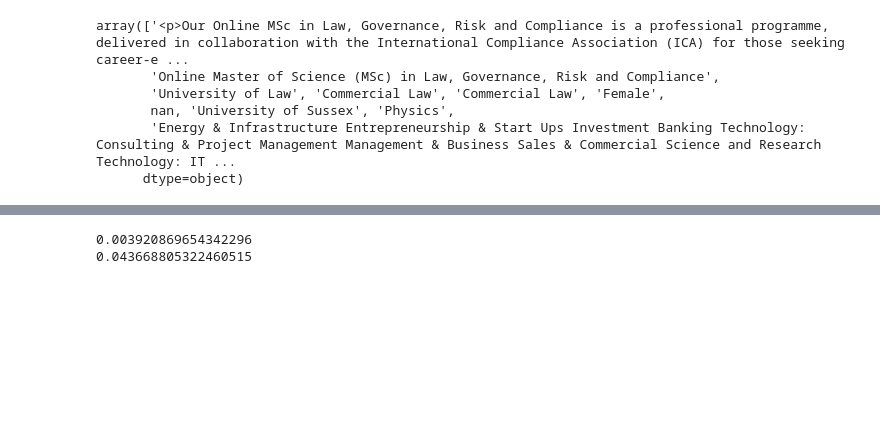
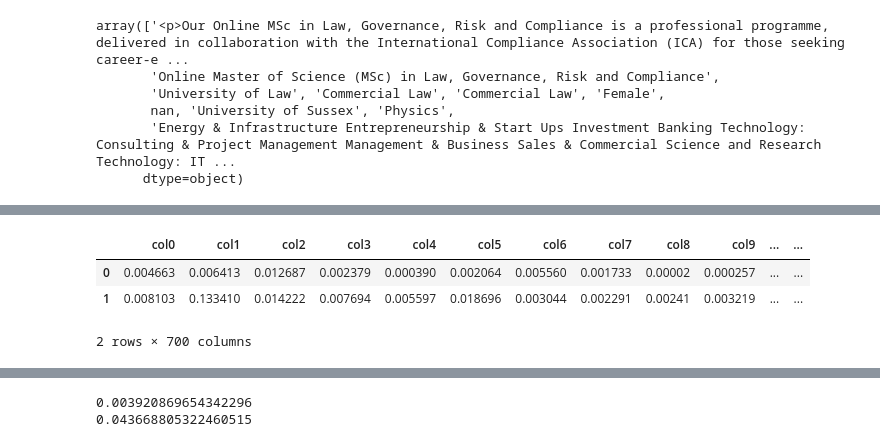
Before and after one commit to Lassanabright/Bright_Network-Data_Science, a Jupyter notebook: Word_Embedding.ipynb, the cells around one changed output, grey strips where cells are left out. Cells and saved outputs as stored; diff of their text form; code cells hidden in the pictures; blank space fills up the shorter version.

```diff
--- a/Word_Embedding.ipynb
+++ b/Word_Embedding.ipynb
@@ -1256,0 +1290,28 @@ array([ 0.17967218, -0.17330869, -0.09473395,  0.4736949 ,  0.04934678,
+# %%
+def get_test_user_id(df):
+    users=list(set(list(df["user_id"].values)))
+    d={}
+    for user in users:
+        d[str(user)]=[]
+    n=df.shape[0]
+    for i in range(n):
+        user_id=df.iloc[i]["user_id"]
+        d[str(user_id)].append(i)
+    return d
+# %%
+select_ids=get_test_user_id(test)
+selected_user=select_ids["155182"]
+#selected_mse=test_mse[selected_user]
+# %%
+test_mse_1 = np.power(test_data[selected_user] - test_predictions[selected_user], 2)
+mse_1 = np.power(data - train_predictions, 2)
+# %%
+df_train=pd.DataFrame(mse_1, columns=["col"+str(i) for i in range(mse_1.shape[1])])
+df_test=pd.DataFrame(test_mse_1, columns=["col"+str(i) for i in range(mse_1.shape[1])])
+# %%
+df_test.head(2)
+# %% [output]
+|  | col0 | col1 | col2 | col3 | col4 | col5 | col6 | col7 | col8 | col9 | ... | ... |
+| 0 | 0.004663 | 0.006413 | 0.012687 | 0.002379 | 0.000390 | 0.002064 | 0.005560 | 0.001733 | 0.00002 | 0.000257 | ... | ... |
+| 1 | 0.008103 | 0.133410 | 0.014222 | 0.007694 | 0.005597 | 0.018696 | 0.003044 | 0.002291 | 0.00241 | 0.003219 | ... | ... |
+2 rows × 700 columns
```
Also changed, not shown: parts of 66 cells of this notebook, 1 other file.
